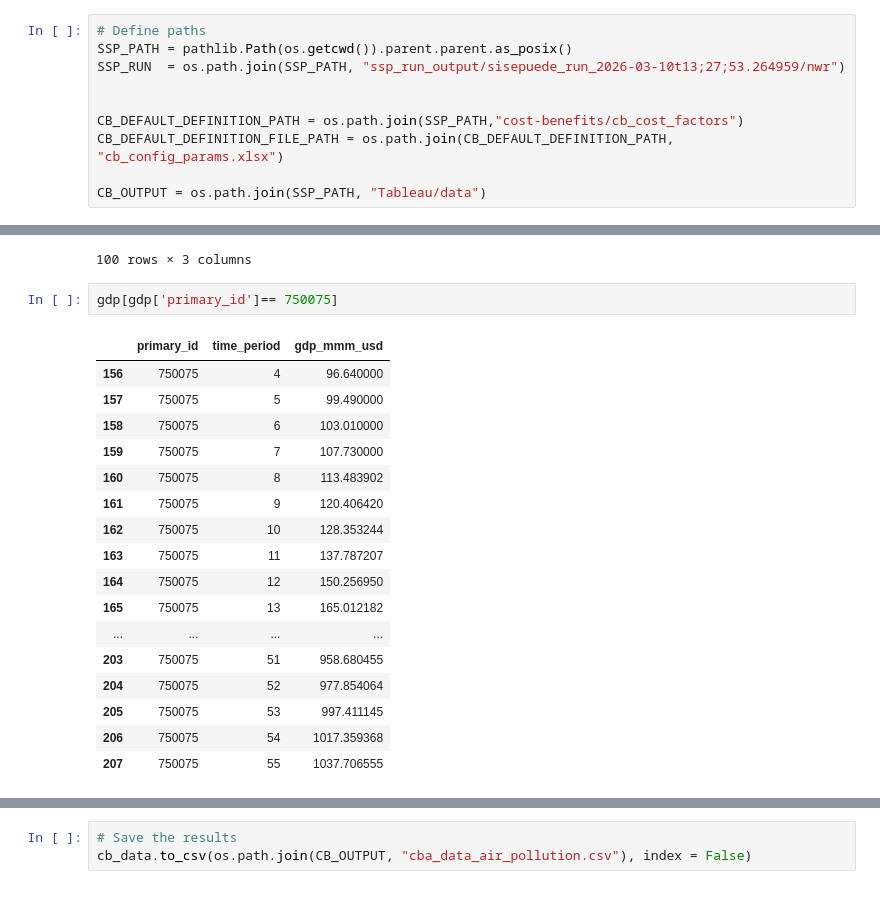
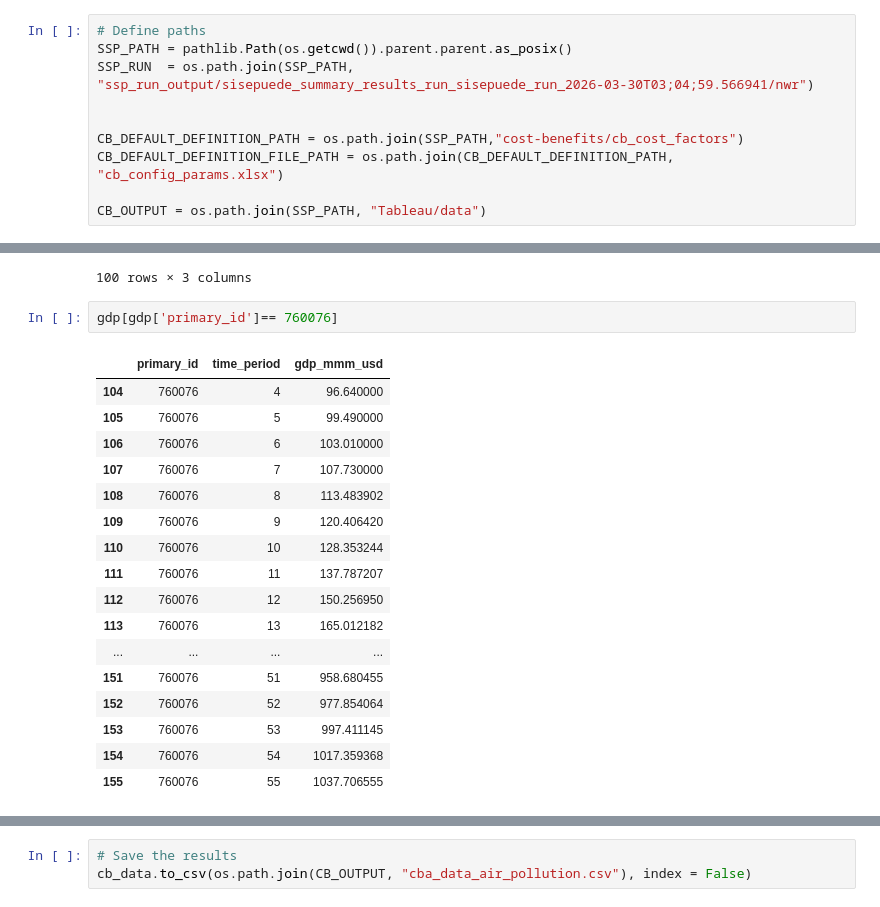
Before and after one commit to sisepuede-framework/ssp_uganda_data, a Jupyter notebook: ssp_modeling/cost-benefits/air_pollution/CBA_air_pollution.ipynb, the cells around one changed output, grey strips where cells are left out. Drawn from its saved outputs; the diff is of its cells as text.

```diff
--- a/ssp_modeling/cost-benefits/air_pollution/CBA_air_pollution.ipynb
+++ b/ssp_modeling/cost-benefits/air_pollution/CBA_air_pollution.ipynb
@@ -8,7 +8,7 @@ import numpy as np
 # %%
 # Define paths
 SSP_PATH = pathlib.Path(os.getcwd()).parent.parent.as_posix()
-SSP_RUN  = os.path.join(SSP_PATH, "ssp_run_output/sisepuede_run_2026-03-10t13;27;53.264959/nwr")
+SSP_RUN  = os.path.join(SSP_PATH, "ssp_run_output/sisepuede_summary_results_run_sisepuede_run_2026-03-30T03;04;59.566941/nwr")
 
 
 CB_DEFAULT_DEFINITION_PATH = os.path.join(SSP_PATH,"cost-benefits/cb_cost_factors")
@@ -488,25 +490,25 @@ gdp.head(100)
 | 99 | 700070 | 51 | 958.680455 |
 100 rows × 3 columns
 # %%
-gdp[gdp['primary_id']== 750075]
+gdp[gdp['primary_id']== 760076]
 # %% [output]
 |  | primary_id | time_period | gdp_mmm_usd |
-| 156 | 750075 | 4 | 96.640000 |
-| 157 | 750075 | 5 | 99.490000 |
-| 158 | 750075 | 6 | 103.010000 |
-| 159 | 750075 | 7 | 107.730000 |
-| 160 | 750075 | 8 | 113.483902 |
-| 161 | 750075 | 9 | 120.406420 |
-| 162 | 750075 | 10 | 128.353244 |
-| 163 | 750075 | 11 | 137.787207 |
-| 164 | 750075 | 12 | 150.256950 |
-| 165 | 750075 | 13 | 165.012182 |
+| 104 | 760076 | 4 | 96.640000 |
+| 105 | 760076 | 5 | 99.490000 |
+| 106 | 760076 | 6 | 103.010000 |
+| 107 | 760076 | 7 | 107.730000 |
+| 108 | 760076 | 8 | 113.483902 |
+| 109 | 760076 | 9 | 120.406420 |
+| 110 | 760076 | 10 | 128.353244 |
+| 111 | 760076 | 11 | 137.787207 |
+| 112 | 760076 | 12 | 150.256950 |
+| 113 | 760076 | 13 | 165.012182 |
 | ... | ... | ... | ... |
-| 203 | 750075 | 51 | 958.680455 |
-| 204 | 750075 | 52 | 977.854064 |
-| 205 | 750075 | 53 | 997.411145 |
-| 206 | 750075 | 54 | 1017.359368 |
-| 207 | 750075 | 55 | 1037.706555 |
+| 151 | 760076 | 51 | 958.680455 |
+| 152 | 760076 | 52 | 977.854064 |
+| 153 | 760076 | 53 | 997.411145 |
+| 154 | 760076 | 54 | 1017.359368 |
+| 155 | 760076 | 55 | 1037.706555 |
 # %%
 # Merge cb_data with gdp on primary_id and time_period
 cb_data = cb_data.merge(gdp, on=["primary_id", "time_period"], how="left")
```
Also changed, not shown: parts of 21 cells of this notebook, 13 other files.
